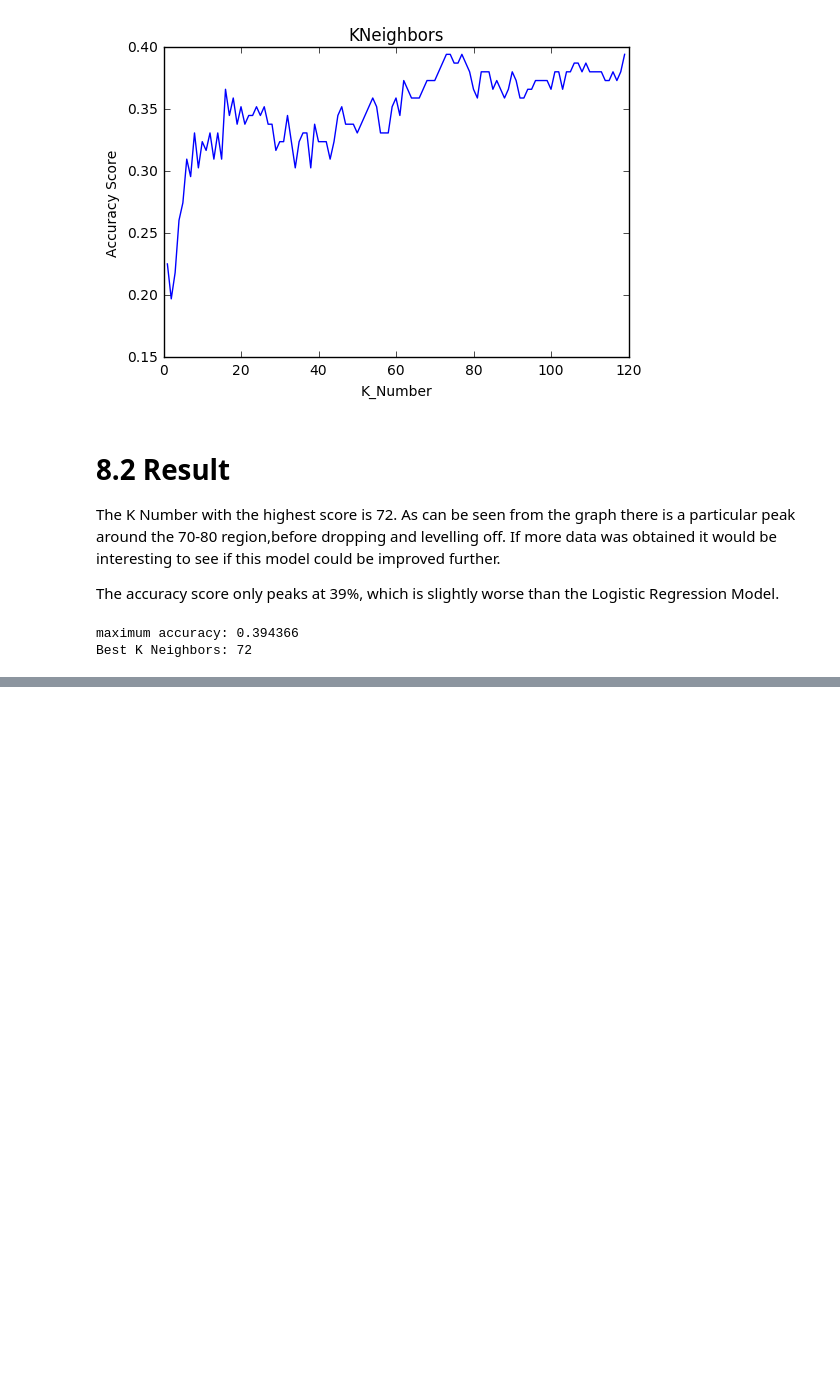
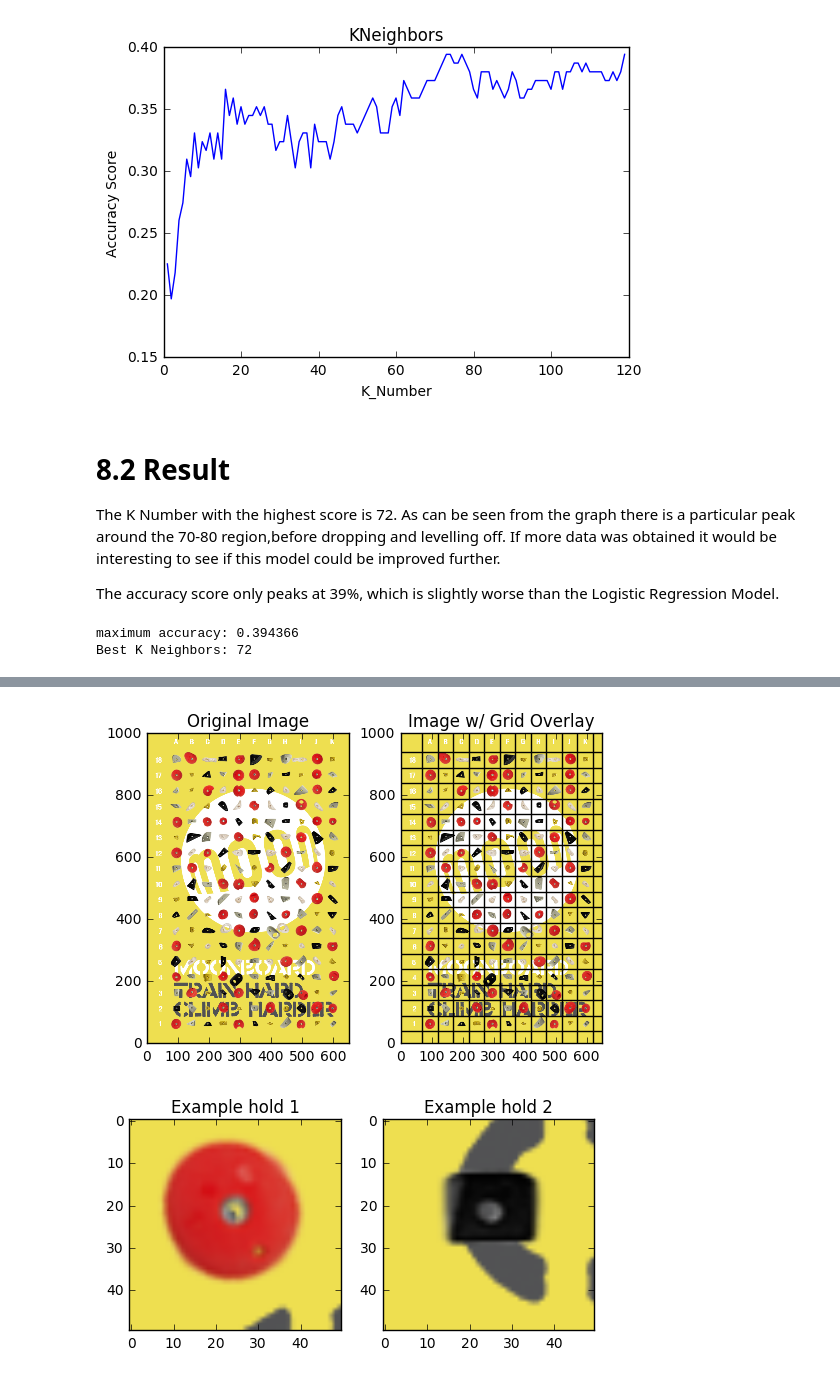
Before and after one commit to fhethomas/climbing, a Jupyter notebook: Analysis & Formatting.ipynb, the cells around one changed output, grey strips where cells are left out. Drawn from its saved outputs; the diff is of its cells as text; code cells hidden in the pictures; blank space fills up the shorter version.

Commit message:
Clustering of hold types.
Attempting to create further information for model by extracting hold type.

```diff
--- a/Analysis & Formatting.ipynb
+++ b/Analysis & Formatting.ipynb
@@ -453,0 +465,9 @@ Best K Neighbors: 72
+# %%
+# Load Image
+image_file = 'base_image.png'
+image_open = Image.open('{0}'.format(image_file),'r')
+image_array = np.array(image_open)
+n,m = image_open.size
+image_open.close()
+image_array = image_array.reshape((m*n,4))
+image_array = image_array.astype('uint8')
@@ -453,0 +477,33 @@ Best K Neighbors: 72
+# %%
+# Going to look at splitting images into sub-images
+#plt.title('Base Image')
+ax=plt.subplot(121)
+plt.title('Original Image')
+fig1=plt.imshow(np.flip(image_array.reshape((m,n,4)),0))
+plt.ylim(0,1000)
+plt.xlim(0,650)
+plt.subplot(122)
+fig2=plt.imshow(np.flip(image_array.reshape((m,n,4)),0))
+plt.title('Image w/ Grid Overlay')
+plt.ylim(0,1000)
+plt.xlim(0,650)
+# Split the image into boxes:
+for i in range(12):
+    plt.plot([70+i*50,70+i*50],[0,1000],color='k')
+for i in range(19):
+    plt.plot([0,650],[40+i*50,40+i*50],color='k')
+plt.show()
+# Create sub-images
+plt.subplot(121)
+plt.title('Example hold 1')
+image_array_2 = np.flip(image_array.reshape((m,n,4)),0)
+sub_array = image_array_2[40:90,70:120,:]
+fig3=plt.imshow(sub_array)
+plt.subplot(122)
+plt.title('Example hold 2')
+sub_array = image_array_2[90:140,70:120,:]
+fig4=plt.imshow(sub_array)
+plt.show()
+# %% [output]
+[figure, added]
+[figure, added]
```
Also changed, not shown: parts of 17 cells of this notebook.
